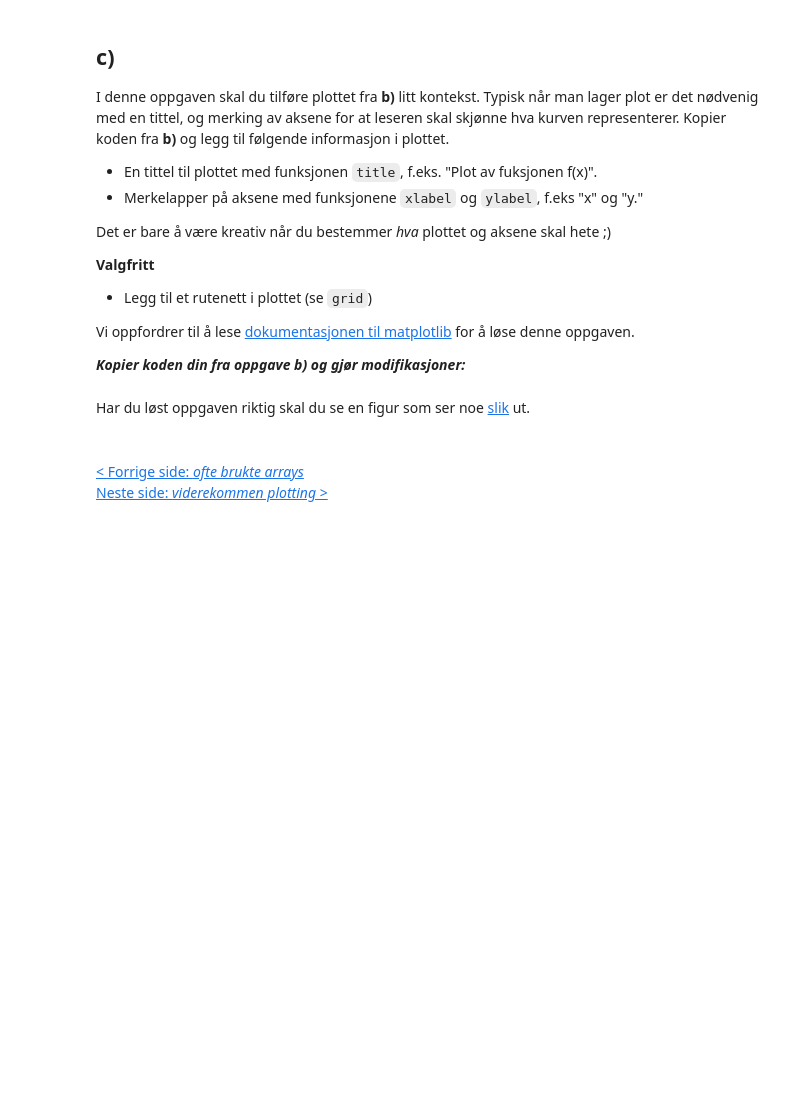
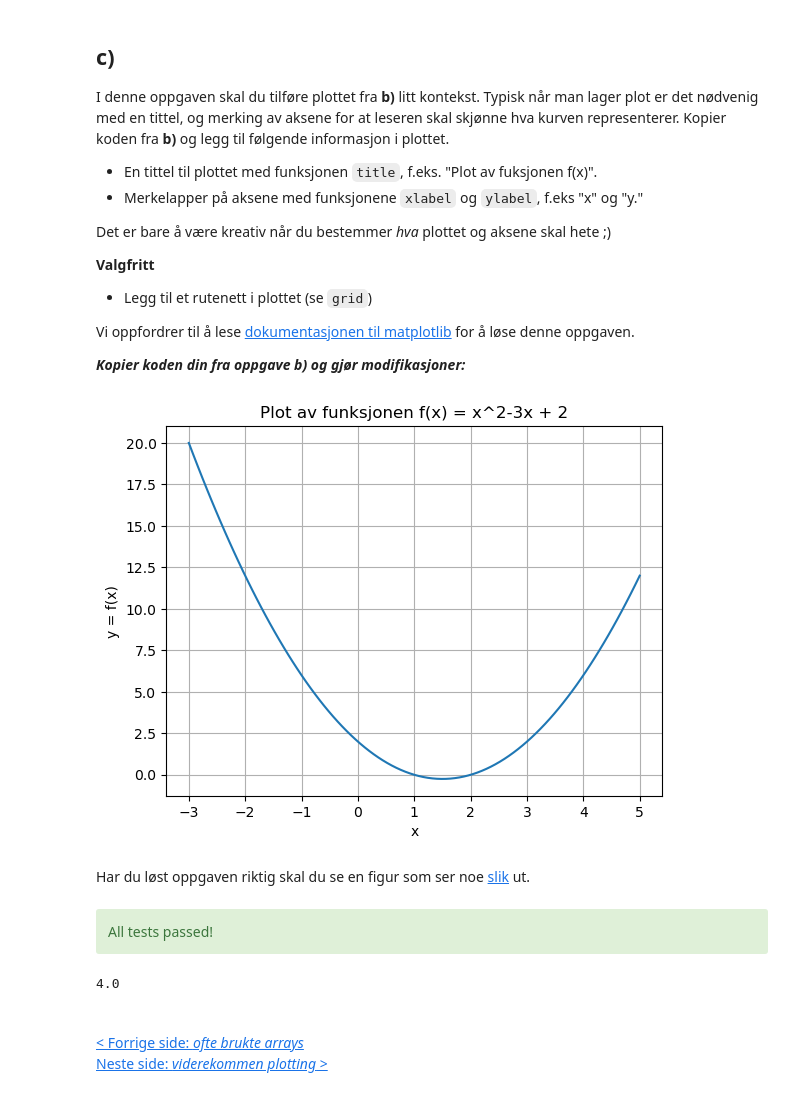
Before and after one commit to kaierih/INGA1002_H2024_Ovinger, a Jupyter notebook: H2024_Oving_2/6_Plotting_1.ipynb, the cells around one changed output. Cells and saved outputs as stored; diff of their text form; code cells hidden in the pictures; blank space fills up the shorter version.

```diff
--- a/H2024_Oving_2/6_Plotting_1.ipynb
+++ b/H2024_Oving_2/6_Plotting_1.ipynb
@@ -127,11 +211,59 @@ Vi oppfordrer til å lese [dokumentasjonen til matplotlib](https://matplotlib.or
 
 ***Kopier koden din fra oppgave b) og gjør modifikasjoner:***
 # %%
-#-------------------------------------
-# SKRIV DIN KODE HER!
-#-------------------------------------
+### BEGIN SOLUTION
+import numpy as np
+import matplotlib.pyplot as plt
+x_verdier = np.linspace(-3, 5, 101)
+
+# Skriv koden din her
+def f(x):
+    y = x**2-3*x+2
+    return y
+
+plt.plot(x_verdier, f(x_verdier))
+plt.grid(True)
+plt.title("Plot av funksjonen f(x) = x^2-3x + 2")
+plt.xlabel("x")
+plt.ylabel("y = f(x)")
+plt.savefig("Figurer/oppg6c_LF.png")
+fig = plt.gcf()
+### END SOLUTION
+# %% [output]
+[figure, added]
 # %% [markdown]
 Har du løst oppgaven riktig skal du se en figur som ser noe [slik](Figurer/oppg6c_LF.png) ut.
+# %%
+### BEGIN HIDDEN TESTS
+from autofeedback import CustomTests
+import numpy as np
+f_sol = lambda x: x**2-3*x+2
+
+test_results = CustomTests()
+
+if len(fig.axes) < 1:
+    test_results.add_result(False, "No plot detected.")
+else:
+    try:
+        student_answer_axes = fig.axes[-1]
+    except Exception as e:
+        test_results.add_result(False, "No plot detected")
+    else:
+        test_results.test(student_answer_axes.get_title() != "",
+                                "Plot title present",
+                                "No title detected for plot")
+        test_results.test(student_answer_axes.get_xlabel() != "",
+                                "Label defined for x-axis",
+                                "No label found for x-axis")
+        test_results.test(student_answer_axes.get_ylabel() != "",
+                                "Label defined for y-axis",
+                                "No label found for y-axis")
+
+round(test_results.get_results()*4, 2)
+### END HIDDEN TESTS
+# %% [output]
+All tests passed!
+4.0
 # %% [markdown]
 <br>
 <nav class="navbar navbar-default">
```
Also changed, not shown: parts of 8 cells of this notebook, 10 other files.
